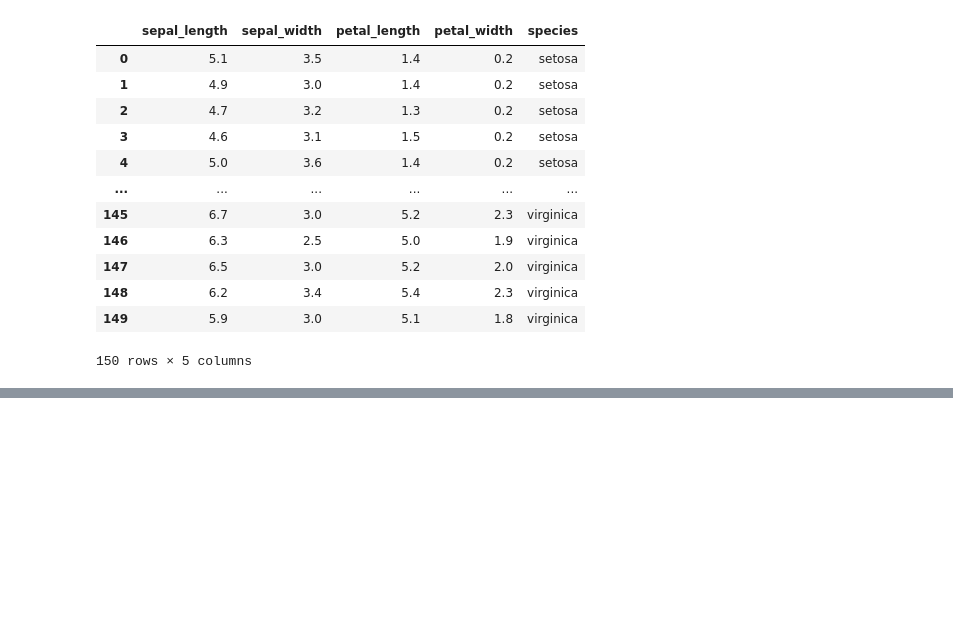
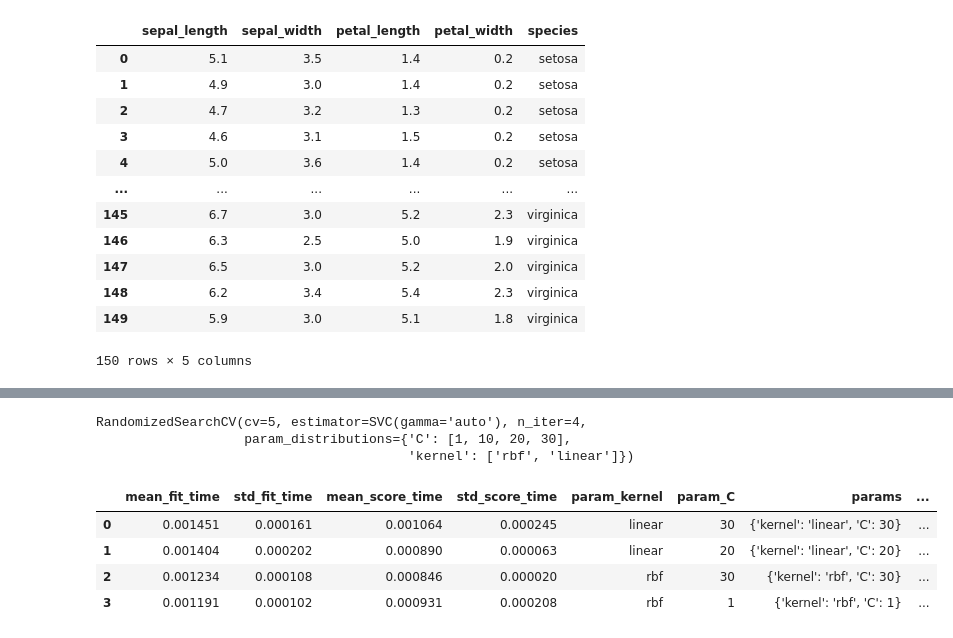
Before and after one commit to aadityakarn922/machine-learning-journey, a Jupyter notebook: GridsearchCV/gridsearchcv.ipynb, the cells around one changed output, grey strips where cells are left out. Drawn from its saved outputs; the diff is of its cells as text; code cells hidden in the pictures; blank space fills up the shorter version.

```diff
--- a/GridsearchCV/gridsearchcv.ipynb
+++ b/GridsearchCV/gridsearchcv.ipynb
@@ -41,0 +184,25 @@ model_knn.score(X_test,y_test)
+# %%
+from sklearn.model_selection import RandomizedSearchCV
+
+
+classifier_r = RandomizedSearchCV((model_svm),{
+    'C' : [1,10,20,30],
+    'kernel' :['rbf','linear'],
+},n_iter = 4,cv = 5,return_train_score = False)
+
+
+classifier_r.fit(X,y)
+# %% [output]
+RandomizedSearchCV(cv=5, estimator=SVC(gamma='auto'), n_iter=4,
+                   param_distributions={'C': [1, 10, 20, 30],
+                                        'kernel': ['rbf', 'linear']})
+# %%
+results1 = pd.DataFrame(classifier_r.cv_results_)
+# %%
+results1
+# %% [output]
+|  | mean_fit_time | std_fit_time | mean_score_time | std_score_time | param_kernel | param_C | params | ... |
+| 0 | 0.001451 | 0.000161 | 0.001064 | 0.000245 | linear | 30 | {'kernel': 'linear', 'C': 30} | ... |
+| 1 | 0.001404 | 0.000202 | 0.000890 | 0.000063 | linear | 20 | {'kernel': 'linear', 'C': 20} | ... |
+| 2 | 0.001234 | 0.000108 | 0.000846 | 0.000020 | rbf | 30 | {'kernel': 'rbf', 'C': 30} | ... |
+| 3 | 0.001191 | 0.000102 | 0.000931 | 0.000208 | rbf | 1 | {'kernel': 'rbf', 'C': 1} | ... |
```
Also changed, not shown: parts of 17 cells of this notebook.
